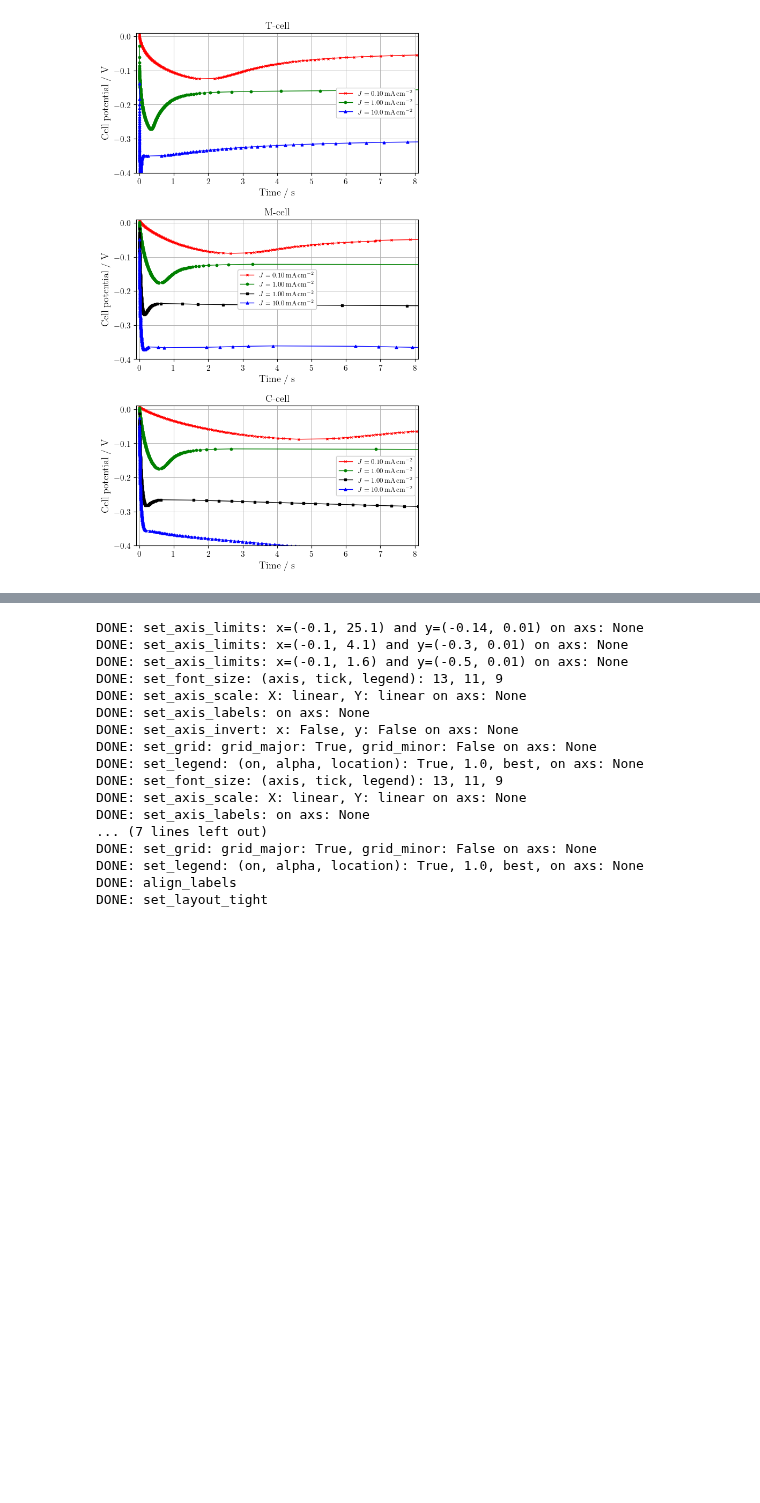
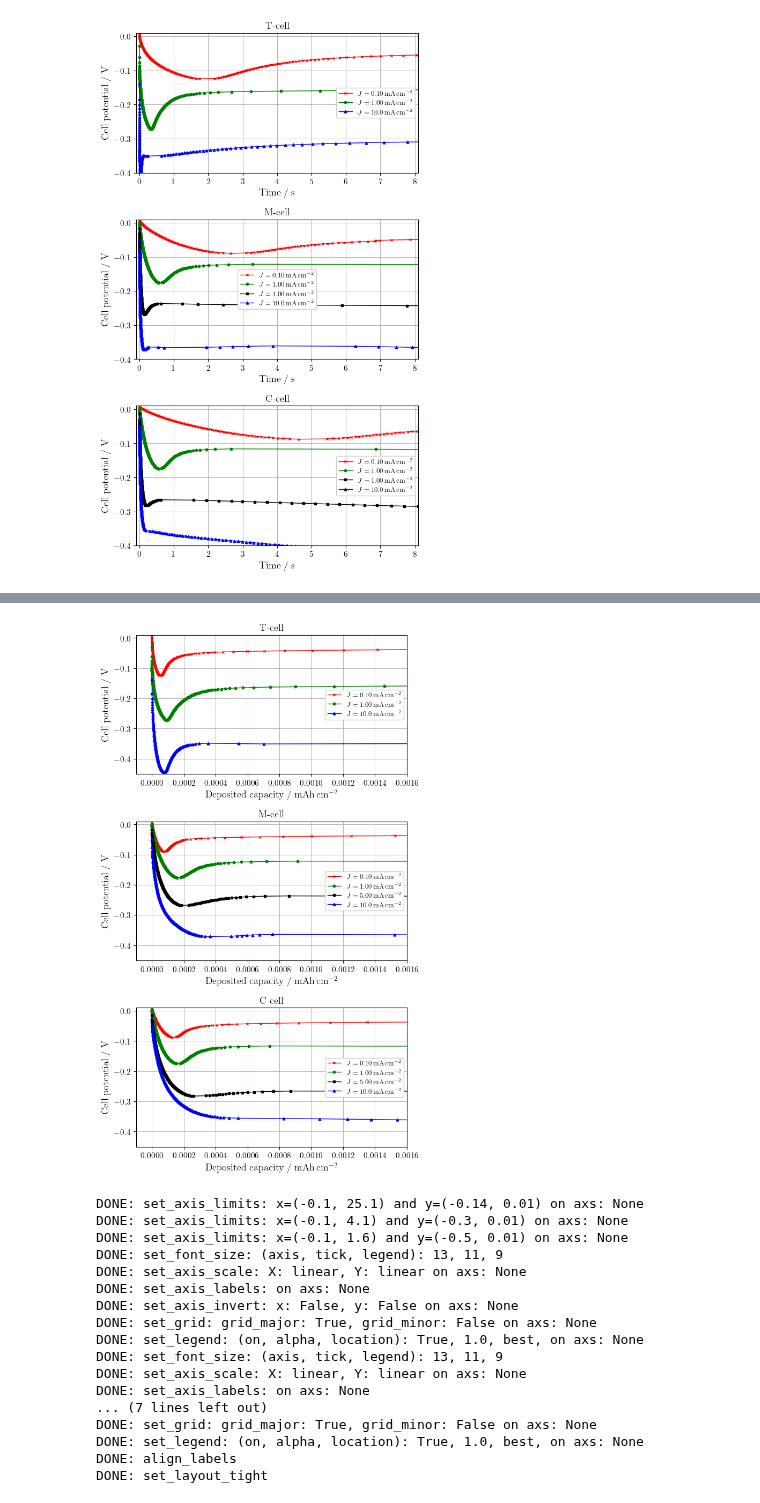
Before and after one commit to GottfridOlsson/MASTER-THESIS, a Jupyter notebook: EXPERIMENTAL/Python-scripts/Electrochemical-plots.ipynb, the cells around one changed output, grey strips where cells are left out. Drawn from its saved outputs; the diff is of its cells as text; code cells hidden in the pictures; blank space fills up the shorter version.

```diff
--- a/EXPERIMENTAL/Python-scripts/Electrochemical-plots.ipynb
+++ b/EXPERIMENTAL/Python-scripts/Electrochemical-plots.ipynb
@@ -63,6 +63,15 @@ def get_t_V_I_error_from_Biologic_file_root_path(root_path, shift_t_to_zero=Fals
     e = try_get_column_from_df(df, "error")
 
     return [t, V, I, e]
+
+
+def calculate_deposited_amount_mAhcm2_from_t_I(t, I):
+    # assumes data in units 'time/s' and 'current/mA' as well as an electrode area of 0.196 cm2 (Li, 5 mm diameter)
+    A = 0.196       # cm2
+    t_hour = t/3600 # h (hour)
+    J = np.abs(I)/A # mA / cm2; abs to avoid negative capcity
+    C = J*t_hour    # mAh / cm2
+    return C
 # %%
 # Paths for data SEIDEP-measurements #
 
@@ -263,7 +270,7 @@ DONE: Reading CSV: C:\MASTER-THESIS\EXPERIMENTAL\Data\Battery-cycling\JP-measure
 DONE: Reading CSV: C:\MASTER-THESIS\EXPERIMENTAL\Data\Battery-cycling\JP-measurements\C-cell\2024-04-23_JP-measurements_sample-A8-02_C-cell_Cu-Li-Cellgard2400-separator_25muL-LiFSI-in-DME_outside-glov ...
 DONE: Reading CSV: C:\MASTER-THESIS\EXPERIMENTAL\Data\Battery-cycling\JP-measurements\C-cell\2024-04-23_JP-measurements_sample-A9-04_C-cell_Cu-Li-Cellgard2400-separator_25muL-LiFSI-in-DME_outside-glov ...
 # %%
-# PLOT for each cell type, plot different currents curves #
+# PLOT for each cell type, plot different curves potential vs. time #
 
 # Create figure on which axis lives, one axis per subplot
 fig, axs = plt.subplots(nrows=3, ncols=1, figsize=(fig_width_cm/2.54, 3*fig_height_cm/2.54), sharex=False, sharey=False)
@@ -295,7 +302,7 @@ axs[2].plot(A9_CP[0],  A9_CP[1],  linewidth=1, linestyle='-', color='b', marker=
 
 # Settings for each axis (axs)
 for i, ax in enumerate(axs):
-    cell_string = ['T-cell', 'M-cell', 'C-cell']
+    title_string = ['T-cell', 'M-cell', 'C-cell']
     f.set_font_size(axis=font_size_axis, tick=font_size_tick, legend=font_size_legend)
     f.set_axis_scale(   ax, xScale_string='linear', yScale_string='linear')
     f.set_axis_labels(  ax, x_label='Time / s', y_label='Cell potential / V')
@@ -303,7 +310,7 @@ for i, ax in enumerate(axs):
     f.set_axis_limits(  ax, xmin=-0.1, xmax=8.1, ymin=-0.4, ymax=0.01)
     f.set_grid(         ax, grid_major_on=grid_major, grid_major_linewidth=0.7, grid_minor_on=grid_minor, grid_minor_linewidth=0.3) # set_grid must be after set_axis_scale for some reason (at least with 'log')
     f.set_legend(       ax, legend_on=legend_on, alpha=1.0, location='best')
-    ax.set_title(cell_string[i])
+    ax.set_title(title_string[i])
 
 f.align_labels(fig)
 f.set_layout_tight(fig)
@@ -330,3 +337,65 @@ DONE: set_legend: (on, alpha, location): True, 1.0, best, on axs: None
 DONE: align_labels
 DONE: set_layout_tight
 [figure]
+# %%
+# PLOT for each cell type, plot different curves potential vs. deposited amount #
+
+# Create figure on which axis lives, one axis per subplot
+fig, axs = plt.subplots(nrows=3, ncols=1, figsize=(fig_width_cm/2.54, 3*fig_height_cm/2.54), sharex=False, sharey=False)
+
+unit_string = '$mA\\,cm$^{-2}$'
+J01_string = '$J=0.10\\,' + unit_string
+J1_string  = '$J=1.00\\,' + unit_string
+J5_string  = '$J=5.00\\,' + unit_string
+J10_string = '$J=10.0\\,' + unit_string
+
+A1_CP_deposited_amount  = calculate_deposited_amount_mAhcm2_from_t_I(A1_CP[0],  A1_CP[2])
+A2_CP_deposited_amount  = calculate_deposited_amount_mAhcm2_from_t_I(A2_CP[0],  A2_CP[2])
+A3_CP_deposited_amount  = calculate_deposited_amount_mAhcm2_from_t_I(A3_CP[0],  A3_CP[2])
+A4_CP_deposited_amount  = calculate_deposited_amount_mAhcm2_from_t_I(A4_CP[0],  A4_CP[2])
+A5_CP_deposited_amount  = calculate_deposited_amount_mAhcm2_from_t_I(A5_CP[0],  A5_CP[2])
+A55_CP_deposited_amount = calculate_deposited_amount_mAhcm2_from_t_I(A55_CP[0], A55_CP[2])
+A6_CP_deposited_amount  = calculate_deposited_amount_mAhcm2_from_t_I(A6_CP[0],  A6_CP[2])
+A7_CP_deposited_amount  = calculate_deposited_amount_mAhcm2_from_t_I(A7_CP[0],  A7_CP[2])
+A8_CP_deposited_amount  = calculate_deposited_amount_mAhcm2_from_t_I(A8_CP[0],  A8_CP[2])
+A85_CP_deposited_amount = calculate_deposited_amount_mAhcm2_from_t_I(A85_CP[0], A85_CP[2])
+A9_CP_deposited_amount  = calculate_deposited_amount_mAhcm2_from_t_I(A9_CP[0],  A9_CP[2])
+
+# Plot your data (axs.plot, .errorbar, .hist, ...) # ''Ax_CP = [t, V, I, error]''
+# T-cell
+axs[0].plot(A1_CP_deposited_amount, A1_CP[1],   linewidth=1, linestyle='-', color='r', marker='x', markersize='3.50', label=J01_string)
+axs[0].plot(A2_CP_deposited_amount, A2_CP[1],   linewidth=1, linestyle='-', color='g', marker='o', markersize='3.25', label=J1_string)
+axs[0].plot(A3_CP_deposited_amount, A3_CP[1],   linewidth=1, linestyle='-', color='b', marker='^', markersize='3.50', label=J10_string)
+
+# M-cell
+axs[1].plot(A4_CP_deposited_amount, A4_CP[1],   linewidth=1, linestyle='-', color='r', marker='x', markersize='3.50', label=J01_string)
+axs[1].plot(A5_CP_deposited_amount, A5_CP[1],   linewidth=1, linestyle='-', color='g', marker='o', markersize='3.25', label=J1_string)
+axs[1].plot(A55_CP_deposited_amount, A55_CP[1], linewidth=1, linestyle='-', color='k', marker='s', markersize='3.25', label=J5_string)
+axs[1].plot(A6_CP_deposited_amount, A6_CP[1],   linewidth=1, linestyle='-', color='b', marker='^', markersize='3.50', label=J10_string)
+
+# C-cell
+axs[2].plot(A7_CP_deposited_amount, A7_CP[1],   linewidth=1, linestyle='-', color='r', marker='x', markersize='3.50', label=J01_string)
+axs[2].plot(A8_CP_deposited_amount, A8_CP[1],   linewidth=1, linestyle='-', color='g', marker='o', markersize='3.25', label=J1_string)
+axs[2].plot(A85_CP_deposited_amount, A85_CP[1], linewidth=1, linestyle='-', color='k', marker='s', markersize='3.25', label=J5_string)
+axs[2].plot(A9_CP_deposited_amount, A9_CP[1],   linewidth=1, linestyle='-', color='b', marker='^', markersize='3.50', label=J10_string)
+
+
+# Settings for each axis (axs)
+for i, ax in enumerate(axs):
+    cell_string = ['T-cell', 'M-cell', 'C-cell']
+    f.set_font_size(axis=font_size_axis, tick=font_size_tick, legend=font_size_legend)
+    f.set_axis_scale(   ax, xScale_string='linear', yScale_string='linear')
+    f.set_axis_labels(  ax, x_label='Deposited capacity / mAh\\,cm$^{-2}$', y_label='Cell potential / V')
+    f.set_axis_invert(  ax, x_invert=False, y_invert=False)
+    f.set_axis_limits(  ax, xmin=-0.0001, xmax=0.0016, ymin=-0.451, ymax=0.01) #xmax=0.501
+    f.set_grid(         ax, grid_major_on=grid_major, grid_major_linewidth=0.7, grid_minor_on=grid_minor, grid_minor_linewidth=0.3) # set_grid must be after set_axis_scale for some reason (at least with 'log')
+    f.set_legend(       ax, legend_on=legend_on, alpha=1.0, location='best')
+    ax.set_title(cell_string[i])
+
+f.align_labels(fig)
+f.set_layout_tight(fig)
+# PDF_path_SEIDEP =
+#f.export_figure_as_pdf(PDF_path_SEIDEP)
+
+plt.show()
+# %% [output]
@@ -333,3 +419,4 @@ DONE: set_layout_tight
+[figure, added]
 # %%
 # PLOT: for each current density, plot curves for different cell types #
 
```
Also changed, not shown: parts of 2 cells of this notebook.
